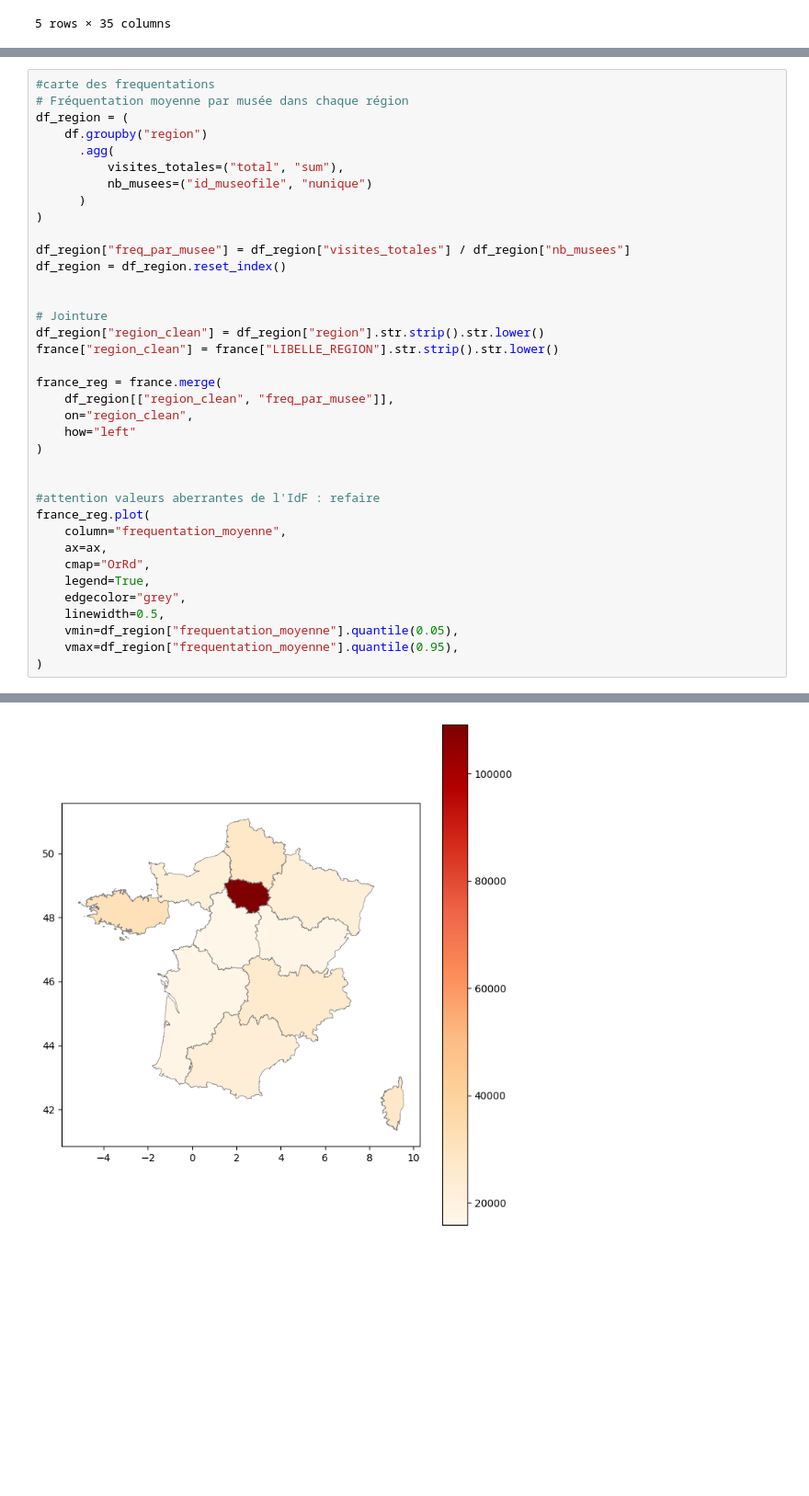
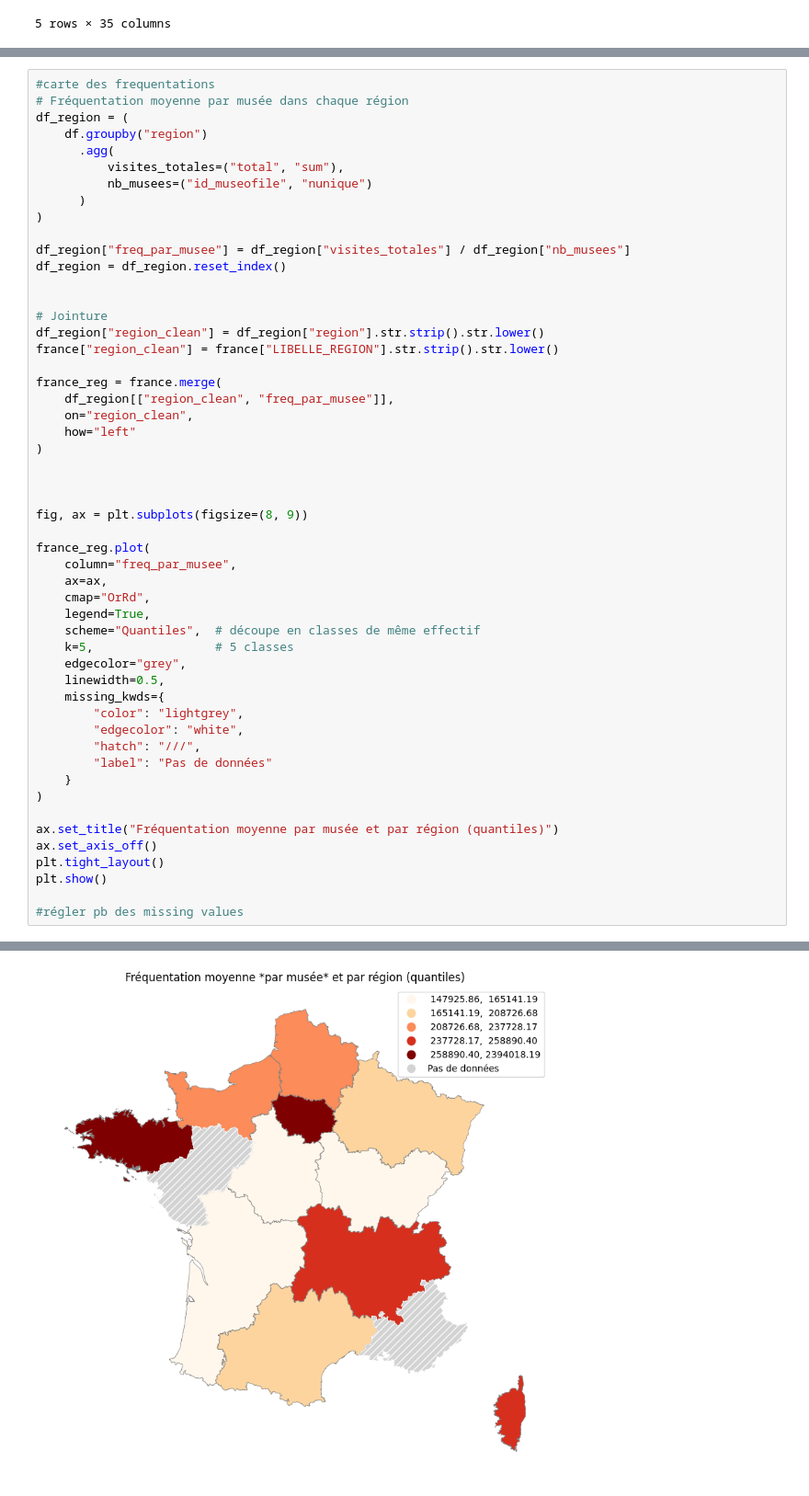
Before and after one commit to emmabezombes/prediction-musee, a Jupyter notebook: notebook/notebook_musees.ipynb, the cells around one changed output, grey strips where cells are left out. Shown at 92% size. Drawn from its saved outputs; the diff is of its cells as text; blank space fills up the shorter version.

```diff
--- a/notebook/notebook_musees.ipynb
+++ b/notebook/notebook_musees.ipynb
@@ -199,15 +199,30 @@ france_reg = france.merge(
 )
 
 
-#attention valeurs aberrantes de l'IdF : refaire
+
+fig, ax = plt.subplots(figsize=(8, 9))
+
 france_reg.plot(
-    column="frequentation_moyenne",
+    column="freq_par_musee",
     ax=ax,
     cmap="OrRd",
     legend=True,
+    scheme="Quantiles",  # découpe en classes de même effectif
+    k=5,                 # 5 classes
     edgecolor="grey",
     linewidth=0.5,
-    vmin=df_region["frequentation_moyenne"].quantile(0.05),
-    vmax=df_region["frequentation_moyenne"].quantile(0.95),
+    missing_kwds={
+        "color": "lightgrey",
+        "edgecolor": "white",
+        "hatch": "///",
+        "label": "Pas de données"
+    }
 )
+
+ax.set_title("Fréquentation moyenne par musée et par région (quantiles)")
+ax.set_axis_off()
+plt.tight_layout()
+plt.show()
+
+#régler pb des missing values
 # %% [output]
@@ -215 +229 @@ france_reg.plot(
-[figure, old version]
+[figure, new version]
```
Also changed, not shown: parts of 1 cell of this notebook.
